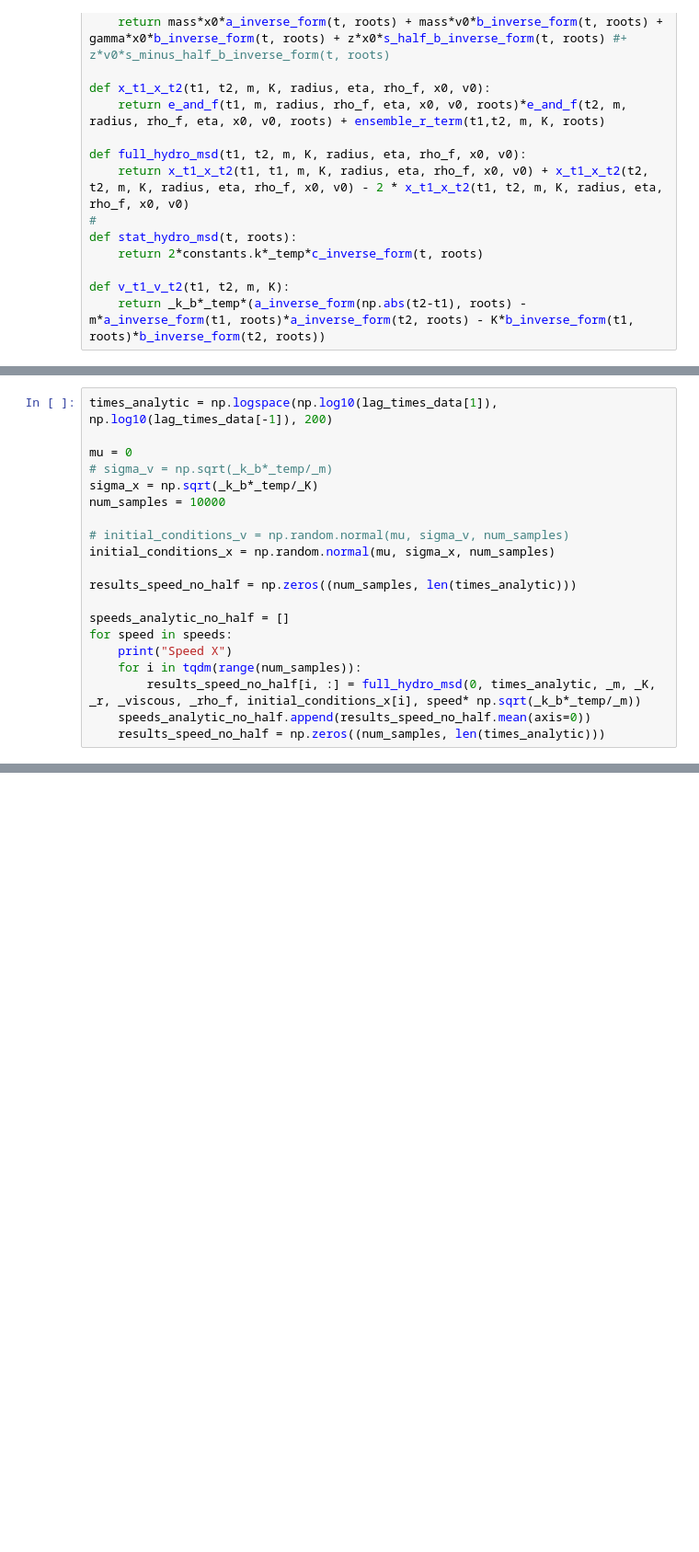
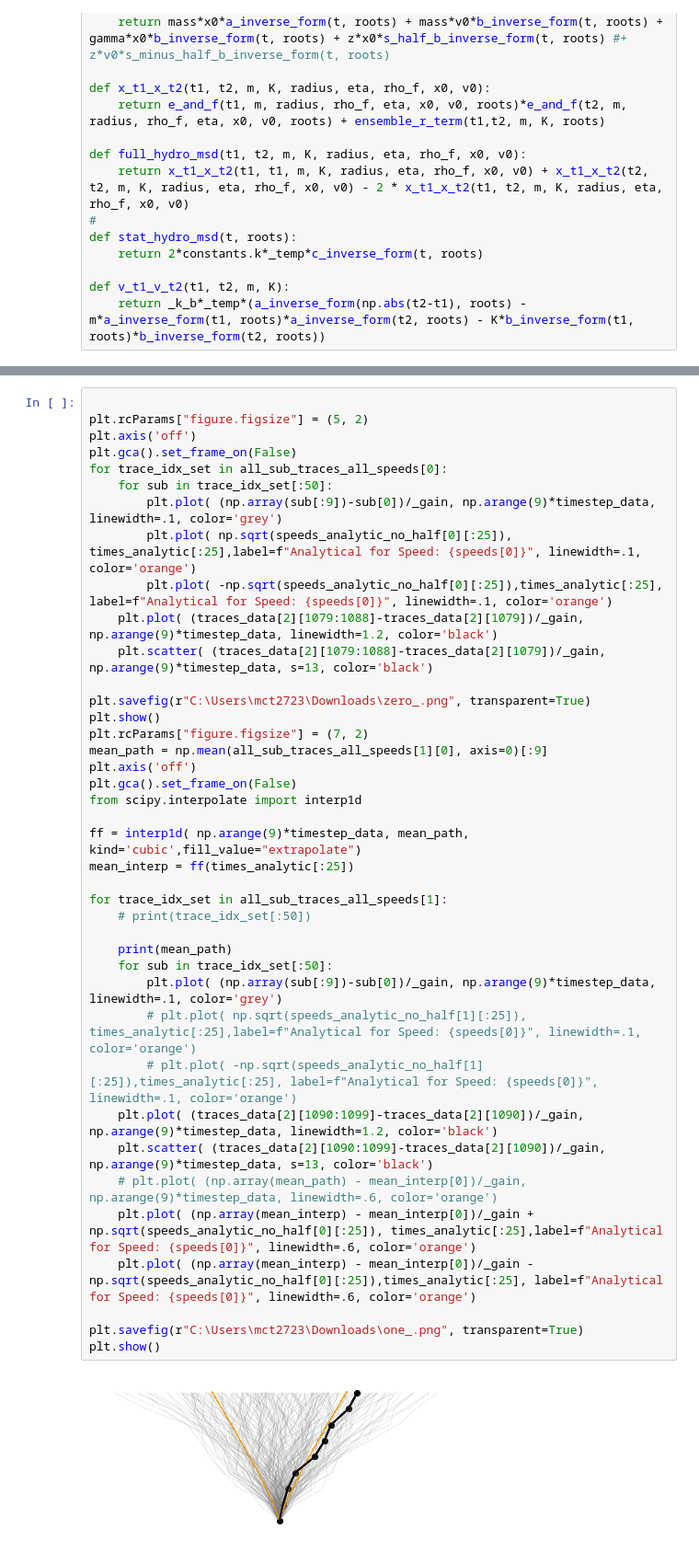
Before and after one commit to mcthumann/Brownian_Data_Analysis, a Jupyter notebook: scripts/TimeTraceGraph.ipynb, the cells around one changed output, grey strips where cells are left out. Shown at 92% size. Drawn from its saved outputs; the diff is of its cells as text; blank space fills up the shorter version.

```diff
--- a/scripts/TimeTraceGraph.ipynb
+++ b/scripts/TimeTraceGraph.ipynb
@@ -566,20 +419,0 @@ print()
-# %%
-times_analytic = np.logspace(np.log10(lag_times_data[1]), np.log10(lag_times_data[-1]), 200)
-
-mu = 0
-# sigma_v = np.sqrt(_k_b*_temp/_m)
-sigma_x = np.sqrt(_k_b*_temp/_K)
-num_samples = 10000
-
-# initial_conditions_v = np.random.normal(mu, sigma_v, num_samples)
-initial_conditions_x = np.random.normal(mu, sigma_x, num_samples)
-
-results_speed_no_half = np.zeros((num_samples, len(times_analytic)))
-
-speeds_analytic_no_half = []
-for speed in speeds:
-    print("Speed X")
-    for i in tqdm(range(num_samples)):
-        results_speed_no_half[i, :] = full_hydro_msd(0, times_analytic, _m, _K, _r, _viscous, _rho_f, initial_conditions_x[i], speed* np.sqrt(_k_b*_temp/_m))
-    speeds_analytic_no_half.append(results_speed_no_half.mean(axis=0))
-    results_speed_no_half = np.zeros((num_samples, len(times_analytic)))
@@ -590,0 +420,42 @@ Speed X
+# %%
+
+plt.rcParams["figure.figsize"] = (5, 2)
+plt.axis('off')
+plt.gca().set_frame_on(False)
+for trace_idx_set in all_sub_traces_all_speeds[0]:
+    for sub in trace_idx_set[:50]:
+        plt.plot( (np.array(sub[:9])-sub[0])/_gain, np.arange(9)*timestep_data, linewidth=.1, color='grey')
+        plt.plot( np.sqrt(speeds_analytic_no_half[0][:25]), times_analytic[:25],label=f"Analytical for Speed: {speeds[0]}", linewidth=.1, color='orange')
+        plt.plot( -np.sqrt(speeds_analytic_no_half[0][:25]),times_analytic[:25], label=f"Analytical for Speed: {speeds[0]}", linewidth=.1, color='orange')
+    plt.plot( (traces_data[2][1079:1088]-traces_data[2][1079])/_gain, np.arange(9)*timestep_data, linewidth=1.2, color='black')
+    plt.scatter( (traces_data[2][1079:1088]-traces_data[2][1079])/_gain, np.arange(9)*timestep_data, s=13, color='black')
+
+plt.savefig(r"C:\Users\mct2723\Downloads\zero_.png", transparent=True)
+plt.show()
+plt.rcParams["figure.figsize"] = (7, 2)
+mean_path = np.mean(all_sub_traces_all_speeds[1][0], axis=0)[:9]
+plt.axis('off')
+plt.gca().set_frame_on(False)
+from scipy.interpolate import interp1d
+
+ff = interp1d( np.arange(9)*timestep_data, mean_path, kind='cubic',fill_value="extrapolate")
+mean_interp = ff(times_analytic[:25])
+
+for trace_idx_set in all_sub_traces_all_speeds[1]:
+    # print(trace_idx_set[:50])
+
+    print(mean_path)
+    for sub in trace_idx_set[:50]:
+        plt.plot( (np.array(sub[:9])-sub[0])/_gain, np.arange(9)*timestep_data, linewidth=.1, color='grey')
+        # plt.plot( np.sqrt(speeds_analytic_no_half[1][:25]), times_analytic[:25],label=f"Analytical for Speed: {speeds[0]}", linewidth=.1, color='orange')
+        # plt.plot( -np.sqrt(speeds_analytic_no_half[1][:25]),times_analytic[:25], label=f"Analytical for Speed: {speeds[0]}", linewidth=.1, color='orange')
+    plt.plot( (traces_data[2][1090:1099]-traces_data[2][1090])/_gain, np.arange(9)*timestep_data, linewidth=1.2, color='black')
+    plt.scatter( (traces_data[2][1090:1099]-traces_data[2][1090])/_gain, np.arange(9)*timestep_data, s=13, color='black')
+    # plt.plot( (np.array(mean_path) - mean_interp[0])/_gain, np.arange(9)*timestep_data, linewidth=.6, color='orange')
+    plt.plot( (np.array(mean_interp) - mean_interp[0])/_gain + np.sqrt(speeds_analytic_no_half[0][:25]), times_analytic[:25],label=f"Analytical for Speed: {speeds[0]}", linewidth=.6, color='orange')
+    plt.plot( (np.array(mean_interp) - mean_interp[0])/_gain - np.sqrt(speeds_analytic_no_half[0][:25]),times_analytic[:25], label=f"Analytical for Speed: {speeds[0]}", linewidth=.6, color='orange')
+
+plt.savefig(r"C:\Users\mct2723\Downloads\one_.png", transparent=True)
+plt.show()
+# %% [output]
+[figure, added]
```
Also changed, not shown: parts of 13 cells of this notebook, 13 other files.
